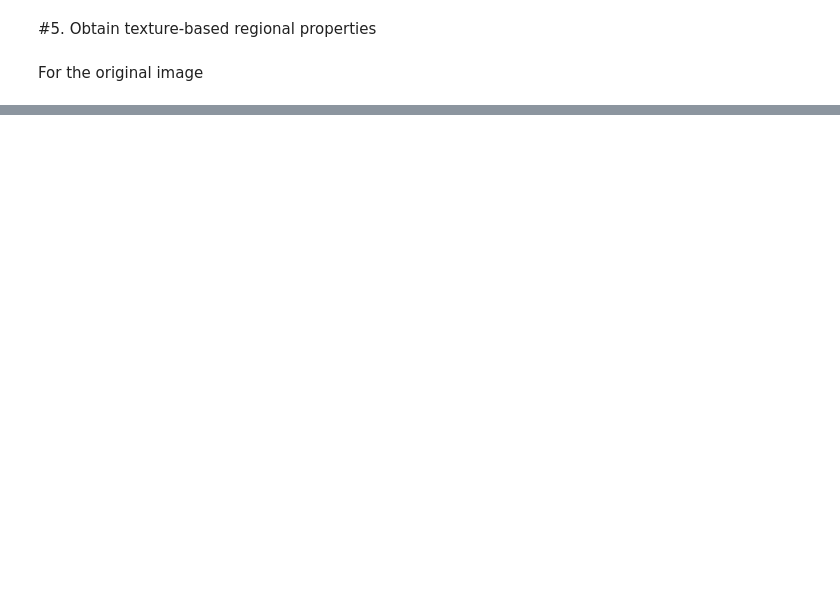
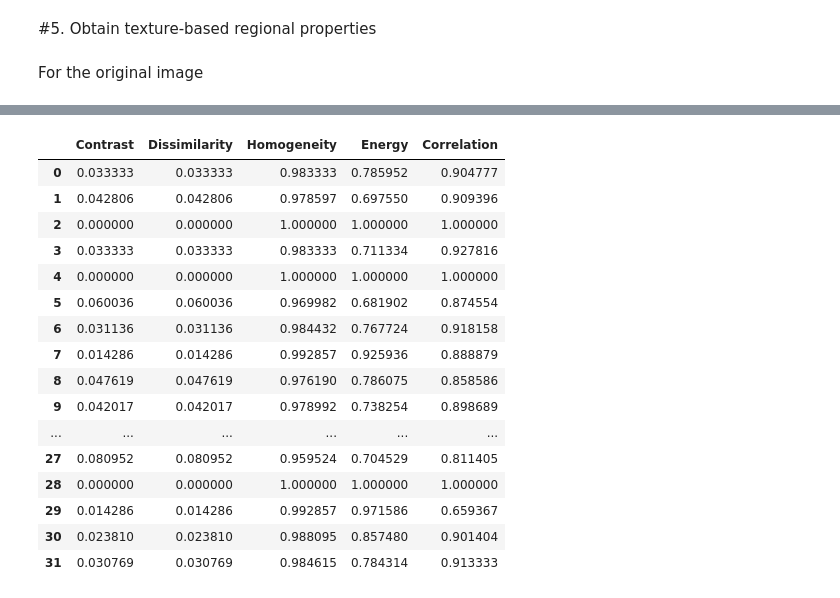
Before and after one commit to Mahsa-Goudarzi/ComputerVision, a Jupyter notebook: M3_Image Classification/Exercise4.ipynb, the cells around one changed output, grey strips where cells are left out. Drawn from its saved outputs; the diff is of its cells as text; code cells hidden in the pictures; blank space fills up the shorter version.

```diff
--- a/M3_Image Classification/Exercise4.ipynb
+++ b/M3_Image Classification/Exercise4.ipynb
@@ -192,0 +195,10 @@ Number of times that a grayscale level 2 has a neighbour with value 0 at a dista
+# %%
+from skimage.feature.texture import graycomatrix, graycoprops
+
+img = np.array([[0, 0, 1, 1],[0, 0, 1, 1],[0, 2, 2, 2],[2, 2, 3, 3]], dtype=np.uint8)
+g = graycomatrix(img, [1], [0], levels=4, normed=False, symmetric=False)
+print(img)
+print('Number of times that a grayscale level zero has a neighbour with value zero at a distance of 1 pixel to the right (angle equal zero): {}'.format(g[0,0,0,0]))
+print('Number of times that a grayscale level zero has a neighbour with value 1 at a distance of 1 pixel to the right (angle equal zero): {}'.format(g[0,1,0,0]))
+print('Number of times that a grayscale level 2 has a neighbour with value 2 at a distance of 1 pixel to the right (angle equal zero): {}'.format(g[2,2,0,0]))
+print('Number of times that a grayscale level 2 has a neighbour with value 0 at a distance of 1 pixel to the right (angle equal zero): {}'.format(g[2,0,0,0]))
@@ -192,0 +214,47 @@ Number of times that a grayscale level 2 has a neighbour with value 0 at a dista
+# %%
+props = regionprops(label_image,intensity_image=image)
+
+nregions = len(props)
+
+iregion = 0
+props_texture = np.zeros((nregions,5))
+for p in props:
+    minr, minc, maxr, maxc = p.bbox
+    I = image[minc:maxc,minr:maxr]
+    g = graycomatrix(I, [1], [0], levels=4, normed=True, symmetric=True)
+    contrast = graycoprops(g, 'contrast')
+    dissimilarity = graycoprops(g, 'dissimilarity')
+    homogeneity = graycoprops(g, 'homogeneity')
+    energy = graycoprops(g, 'energy')
+    correlation = graycoprops(g, 'correlation')
+
+    props_texture[iregion,0] = contrast
+    props_texture[iregion,1] = dissimilarity
+    props_texture[iregion,2] = homogeneity
+    props_texture[iregion,3] = energy
+    props_texture[iregion,4] = correlation
+
+    iregion = iregion + 1
+
+# Export to Excel file
+df = pd.DataFrame(props_texture, columns=['Contrast', 'Dissimilarity', 'Homogeneity', 'Energy', 'Correlation'])
+df.to_excel("Texture_features.xlsx", index=False)
+df
+# %% [output]
+|  | Contrast | Dissimilarity | Homogeneity | Energy | Correlation |
+| 0 | 0.033333 | 0.033333 | 0.983333 | 0.785952 | 0.904777 |
+| 1 | 0.042806 | 0.042806 | 0.978597 | 0.697550 | 0.909396 |
+| 2 | 0.000000 | 0.000000 | 1.000000 | 1.000000 | 1.000000 |
+| 3 | 0.033333 | 0.033333 | 0.983333 | 0.711334 | 0.927816 |
+| 4 | 0.000000 | 0.000000 | 1.000000 | 1.000000 | 1.000000 |
+| 5 | 0.060036 | 0.060036 | 0.969982 | 0.681902 | 0.874554 |
+| 6 | 0.031136 | 0.031136 | 0.984432 | 0.767724 | 0.918158 |
+| 7 | 0.014286 | 0.014286 | 0.992857 | 0.925936 | 0.888879 |
+| 8 | 0.047619 | 0.047619 | 0.976190 | 0.786075 | 0.858586 |
+| 9 | 0.042017 | 0.042017 | 0.978992 | 0.738254 | 0.898689 |
+| ... | ... | ... | ... | ... | ... |
+| 27 | 0.080952 | 0.080952 | 0.959524 | 0.704529 | 0.811405 |
+| 28 | 0.000000 | 0.000000 | 1.000000 | 1.000000 | 1.000000 |
+| 29 | 0.014286 | 0.014286 | 0.992857 | 0.971586 | 0.659367 |
+| 30 | 0.023810 | 0.023810 | 0.988095 | 0.857480 | 0.901404 |
+| 31 | 0.030769 | 0.030769 | 0.984615 | 0.784314 | 0.913333 |
```
Also changed, not shown: parts of 7 cells of this notebook.
